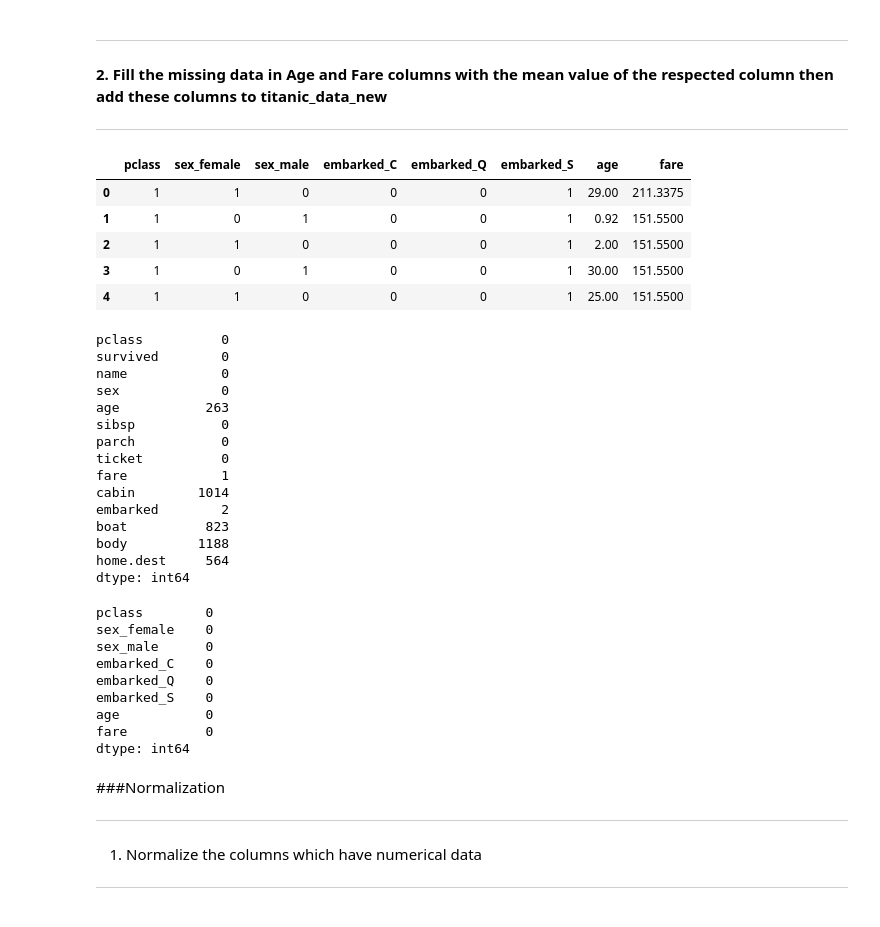
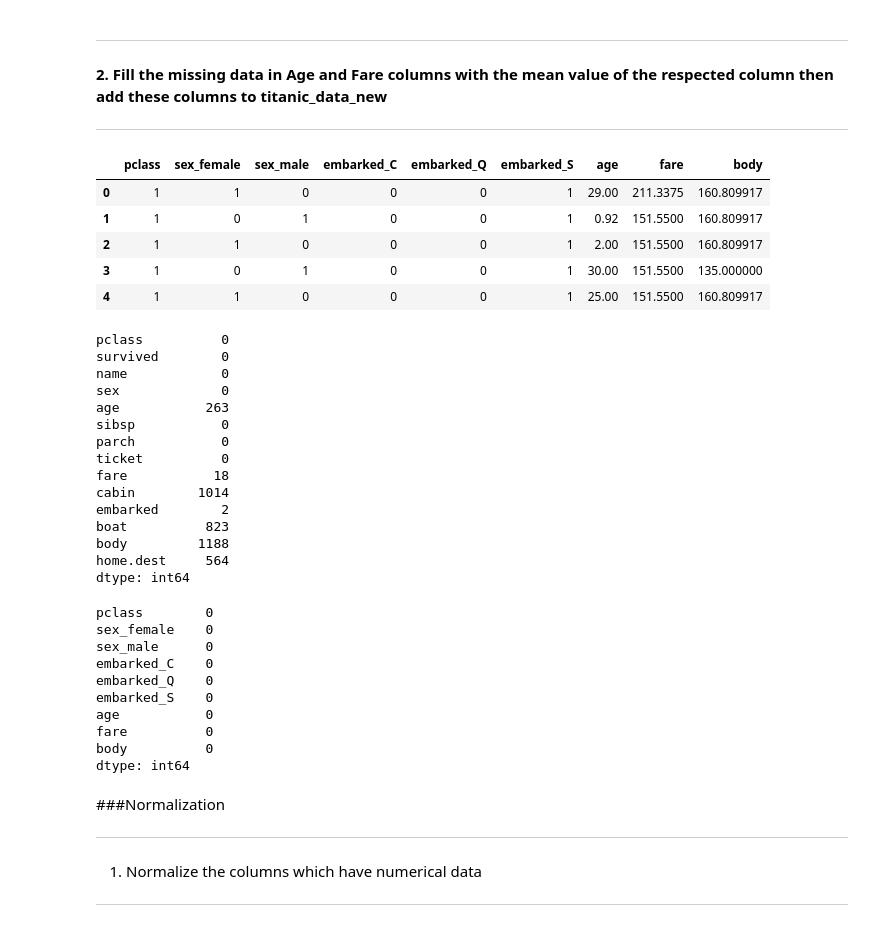
Before and after one commit to Joydeep75/SHALA2020, a Jupyter notebook: JG_Assignment_1_DS.ipynb, the cells around one changed output. Drawn from its saved outputs; the diff is of its cells as text; code cells hidden in the pictures.

```diff
--- a/JG_Assignment_1_DS.ipynb
+++ b/JG_Assignment_1_DS.ipynb
@@ -402,7 +402,8 @@ dtype: int64
 # The following code will replace values of zero with NaN in the column
 # named column_name of our data_name.
 df['age'].replace(0, np.nan, inplace = True)
-df['fare'].replace(0, np.nan, implace = True)
+df['fare'].replace(0, np.nan, inplace = True)
+df['body'].replace(0, np.nan, inplace = True)
 # %% [markdown]
 ### Preprocessing of the Dataset
 # %% [markdown]
@@ -440,19 +441,21 @@ titanic_data_new.head()
 # %%
 mean_age = df['age'].mean()
 mean_fare = df['fare'].mean()
+mean_body = df['body'].mean()
 
 titanic_data_new['age'] = df['age'].fillna(mean_age)
 titanic_data_new['fare'] = df['fare'].fillna(mean_fare)
+titanic_data_new['body'] = df['body'].fillna(mean_body)
 
 # Chek that of the columns got added or not
 titanic_data_new.head()
 # %% [output]
-|  | pclass | sex_female | sex_male | embarked_C | embarked_Q | embarked_S | age | fare |
-| 0 | 1 | 1 | 0 | 0 | 0 | 1 | 29.00 | 211.3375 |
-| 1 | 1 | 0 | 1 | 0 | 0 | 1 | 0.92 | 151.5500 |
-| 2 | 1 | 1 | 0 | 0 | 0 | 1 | 2.00 | 151.5500 |
-| 3 | 1 | 0 | 1 | 0 | 0 | 1 | 30.00 | 151.5500 |
-| 4 | 1 | 1 | 0 | 0 | 0 | 1 | 25.00 | 151.5500 |
+|  | pclass | sex_female | sex_male | embarked_C | embarked_Q | embarked_S | age | fare | body |
+| 0 | 1 | 1 | 0 | 0 | 0 | 1 | 29.00 | 211.3375 | 160.809917 |
+| 1 | 1 | 0 | 1 | 0 | 0 | 1 | 0.92 | 151.5500 | 160.809917 |
+| 2 | 1 | 1 | 0 | 0 | 0 | 1 | 2.00 | 151.5500 | 160.809917 |
+| 3 | 1 | 0 | 1 | 0 | 0 | 1 | 30.00 | 151.5500 | 135.000000 |
+| 4 | 1 | 1 | 0 | 0 | 0 | 1 | 25.00 | 151.5500 | 160.809917 |
 # %%
 # Check if the orginal dataset also got updated or not
 df.isna().sum()
@@ -465,7 +468,7 @@ age           263
 sibsp           0
 parch           0
 ticket          0
-fare            1
+fare           18
 cabin        1014
 embarked        2
 boat          823
@@ -484,6 +487,7 @@ embarked_Q    0
 embarked_S    0
 age           0
 fare          0
+body          0
 dtype: int64
 # %% [markdown]
 ###Normalization
```
Also changed, not shown: parts of 10 cells of this notebook.
